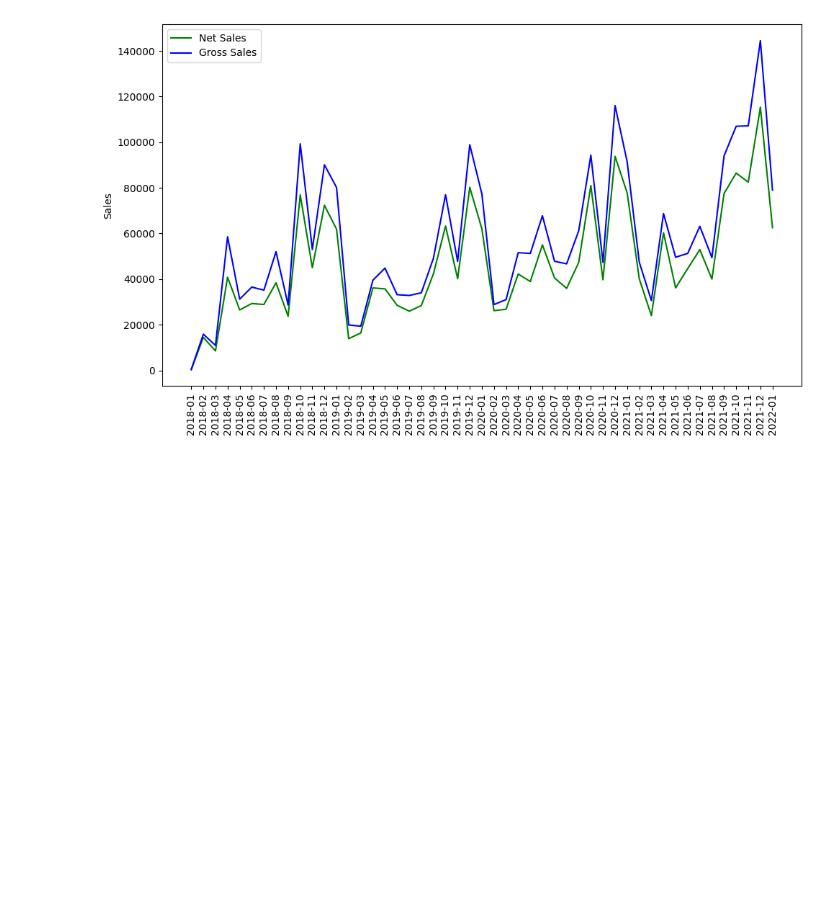
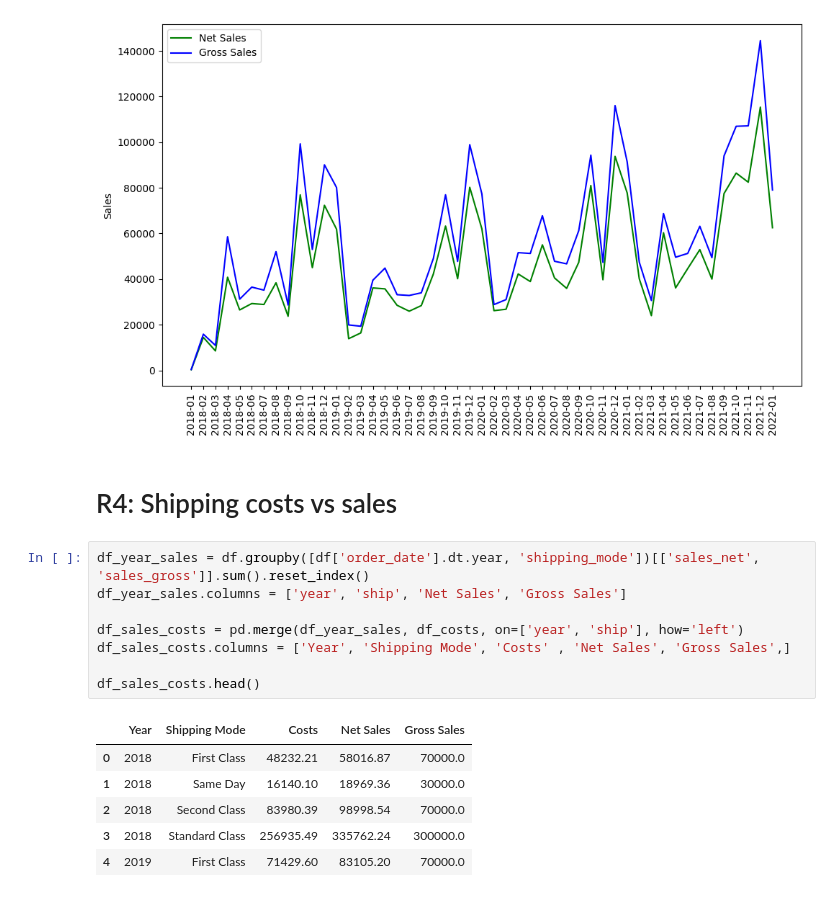
Before and after one commit to dawid-platek/Python_kajodata_course, a Jupyter notebook: PROJECT/Project.ipynb, the cells around one changed output. Drawn from its saved outputs; the diff is of its cells as text; blank space fills up the shorter version.

```diff
--- a/PROJECT/Project.ipynb
+++ b/PROJECT/Project.ipynb
@@ -368,3 +368,20 @@ plt.tight_layout()
 plt.show()
 # %% [output]
 [figure]
+# %% [markdown]
+# R4: Shipping costs vs sales
+# %%
+df_year_sales = df.groupby([df['order_date'].dt.year, 'shipping_mode'])[['sales_net', 'sales_gross']].sum().reset_index()
+df_year_sales.columns = ['year', 'ship', 'Net Sales', 'Gross Sales']
+
+df_sales_costs = pd.merge(df_year_sales, df_costs, on=['year', 'ship'], how='left')
+df_sales_costs.columns = ['Year', 'Shipping Mode', 'Costs' , 'Net Sales', 'Gross Sales',]
+
+df_sales_costs.head()
+# %% [output]
+|  | Year | Shipping Mode | Costs | Net Sales | Gross Sales |
+| 0 | 2018 | First Class | 48232.21 | 58016.87 | 70000.0 |
+| 1 | 2018 | Same Day | 16140.10 | 18969.36 | 30000.0 |
+| 2 | 2018 | Second Class | 83980.39 | 98998.54 | 70000.0 |
+| 3 | 2018 | Standard Class | 256935.49 | 335762.24 | 300000.0 |
+| 4 | 2019 | First Class | 71429.60 | 83105.20 | 70000.0 |
```
Also changed, not shown: parts of 4 cells of this notebook.
